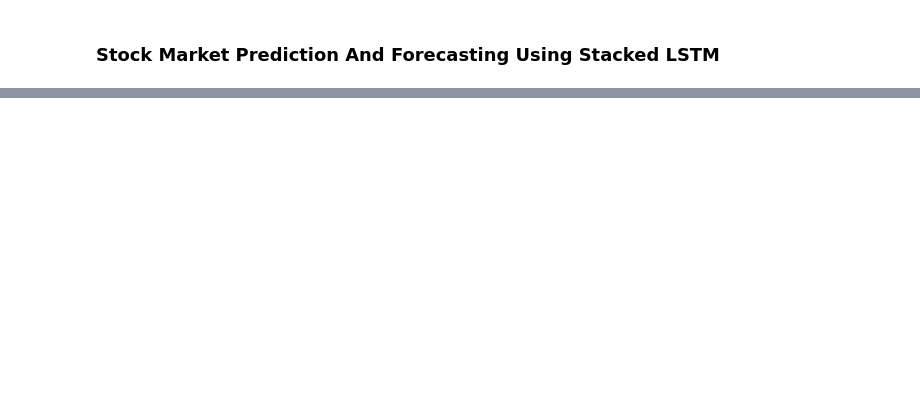
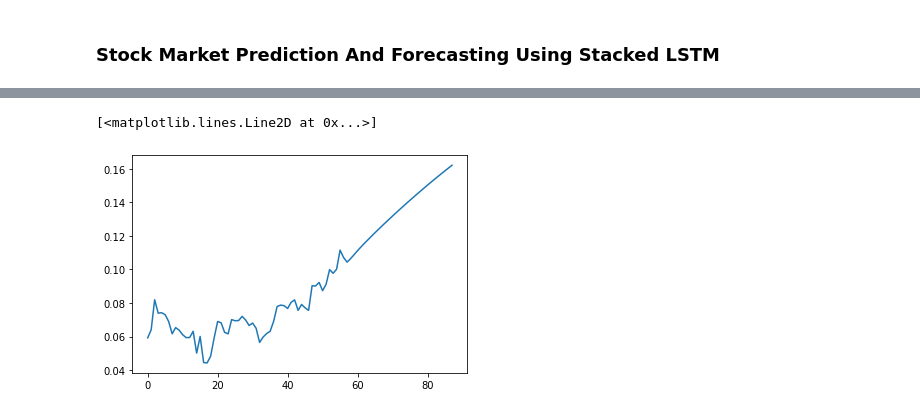
Before and after one commit to AmirRazaMBA/TensorFlow-Certification, a Jupyter notebook: 4. Time Series/AZ/TS_Forecasting/05_stock_prediction.ipynb, the cells around one changed output, grey strips where cells are left out. Saved outputs shown, nothing was run; the diff lists cells and outputs as text; code cells hidden in the pictures; blank space fills up the shorter version.

```diff
--- a/4. Time Series/AZ/TS_Forecasting/05_stock_prediction.ipynb
+++ b/4. Time Series/AZ/TS_Forecasting/05_stock_prediction.ipynb
@@ -213,7 +231,7 @@ plt.show()
 # %%
 future_predictions = []
 n_future_steps = 30
-first_step = test_data[340:]
+first_step = test_data[341:]
 current_step = first_step.reshape((1, time_step, n_features))
 
 for i in range(n_future_steps):
@@ -238,0 +257,7 @@ plt.plot(day_pred,scaler.inverse_transform(future_predictions))
+# %%
+df3=df1.tolist()
+df3.extend(future_predictions)
+plt.plot(df3[1200:])
+# %% [output]
+[<matplotlib.lines.Line2D at 0x...>]
+[figure, added]
```
Also changed, not shown: parts of 18 cells of this notebook.
